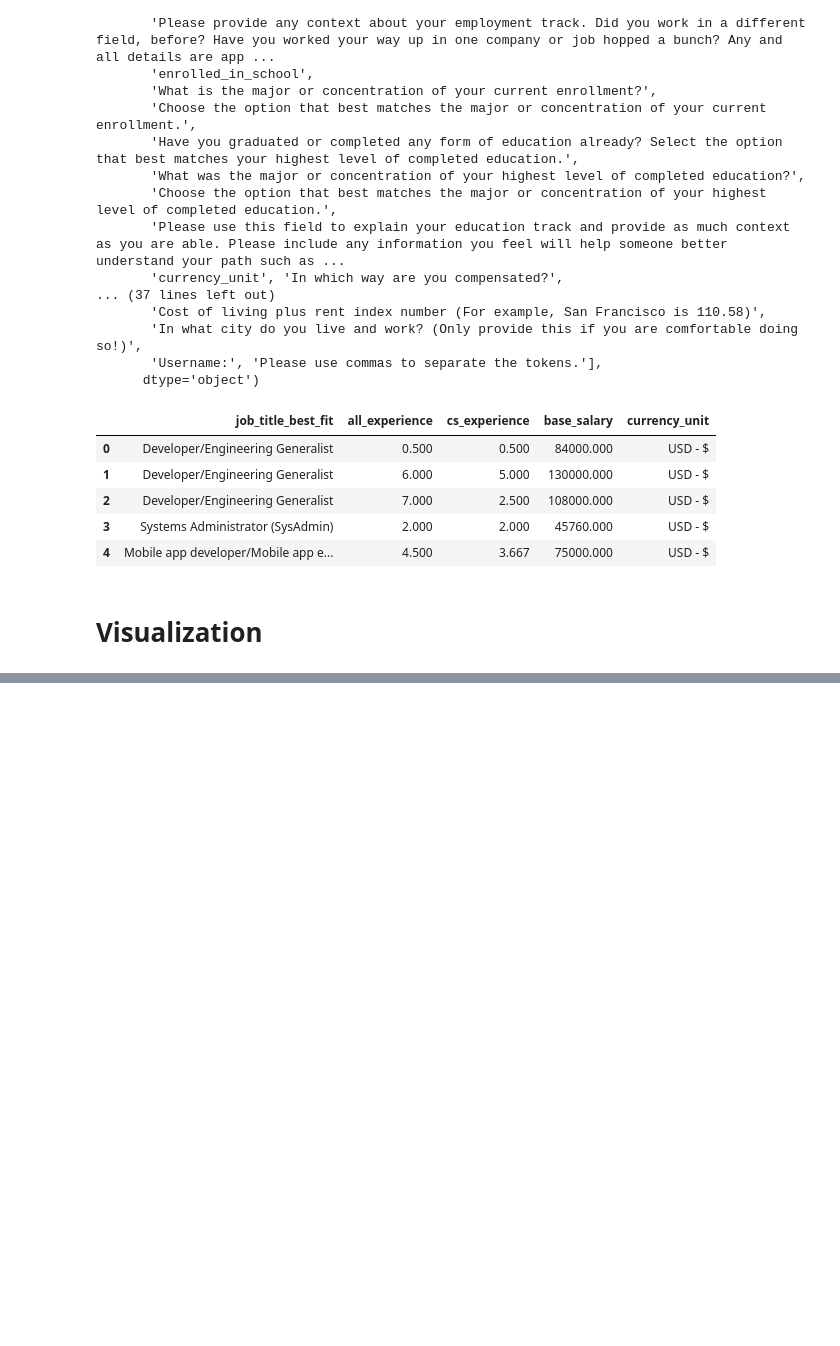
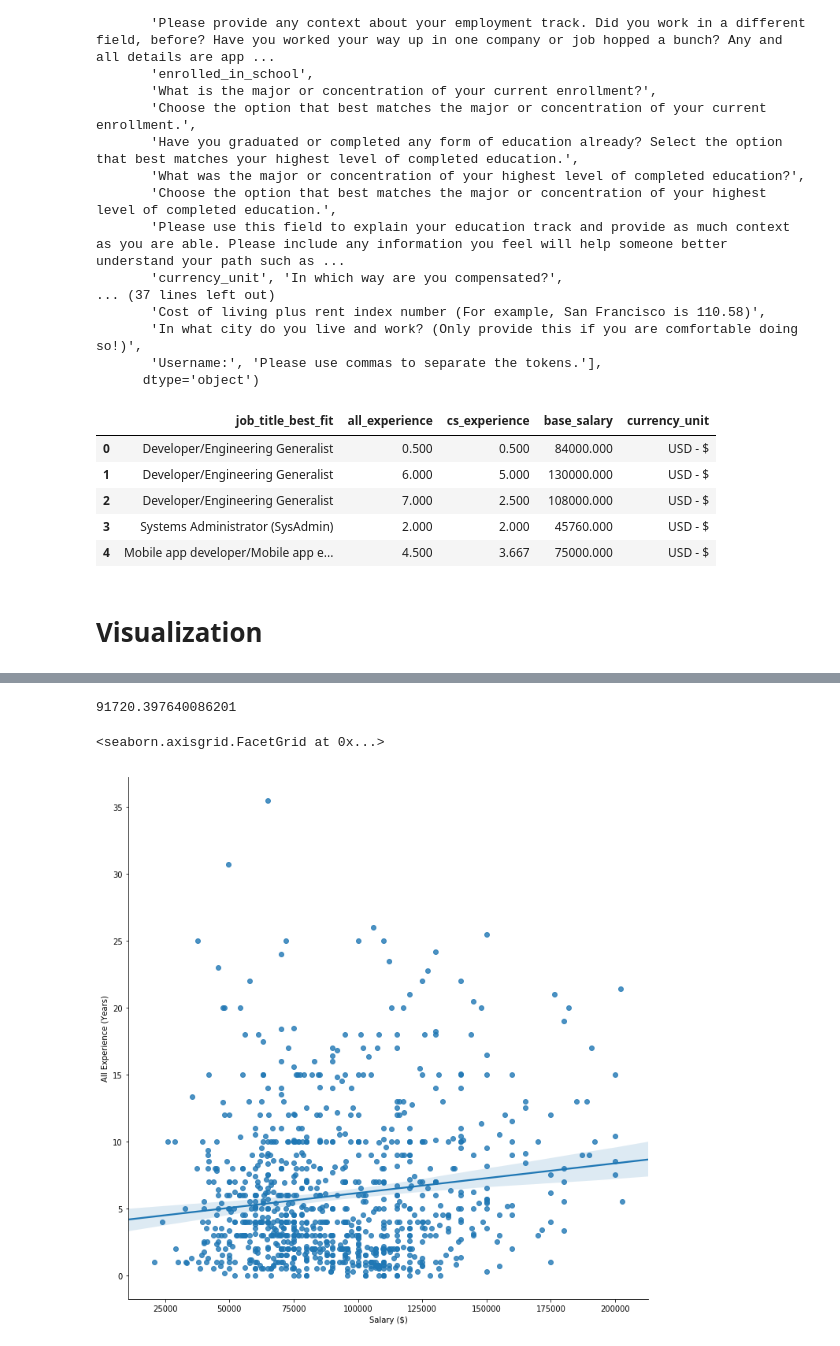
Before and after one commit to mcminnra/notebooks, a Jupyter notebook: data_analysis/cscareersurvey.ipynb, the cells around one changed output, grey strips where cells are left out. Drawn from its saved outputs; the diff is of its cells as text; code cells hidden in the pictures; blank space fills up the shorter version.

```diff
--- a/data_analysis/cscareersurvey.ipynb
+++ b/data_analysis/cscareersurvey.ipynb
@@ -143,0 +146,12 @@ plt.show()
+# %%
+base_salary.base_salary.mean()
+# %% [output]
+91720.397640086201
+# %%
+g = sns.lmplot(x="base_salary", y="all_experience",
+               truncate=False, size=10, data=base_salary)
+
+g.set_axis_labels("Salary ($)", "All Experience (Years)")
+# %% [output]
+<seaborn.axisgrid.FacetGrid at 0x...>
+[figure, added]
```
Also changed, not shown: parts of 19 cells of this notebook, 1 other file.
